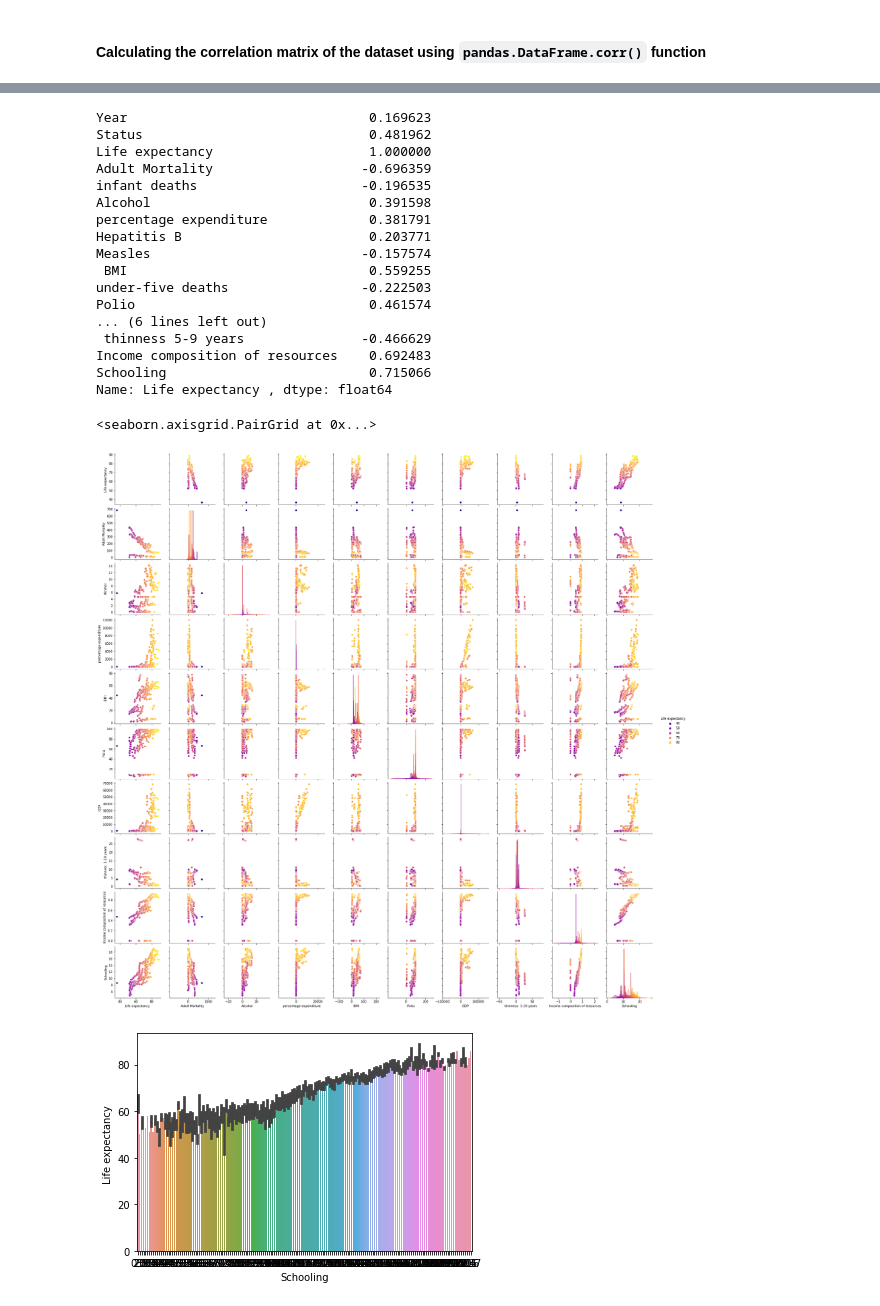
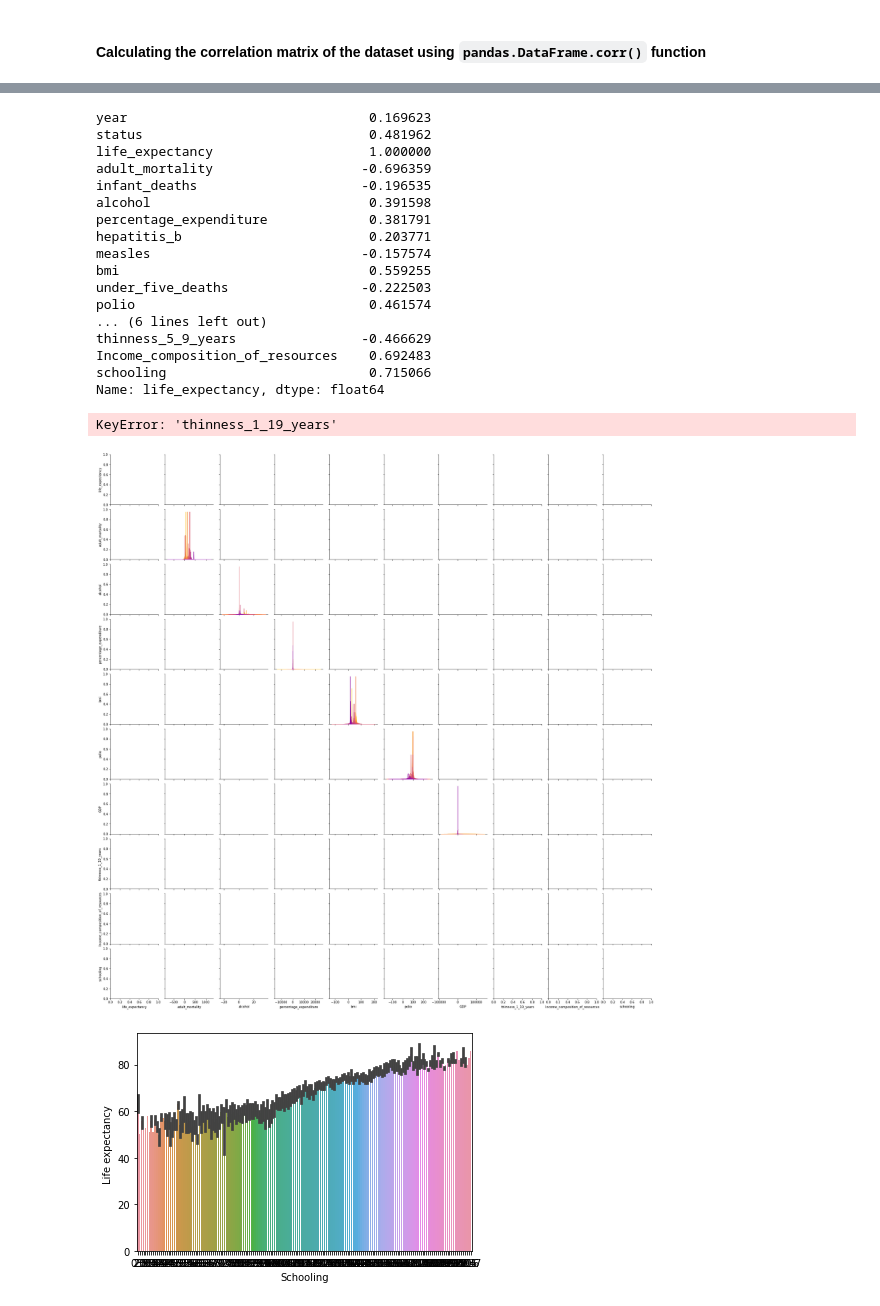
Before and after one commit to Omar-Gebal/Diamonds-Statistical-Analysis-Regression-Classification, a Jupyter notebook: notebook.ipynb, the cells around one changed output, grey strips where cells are left out. Cells and saved outputs as stored; diff of their text form; code cells hidden in the pictures.

```diff
--- a/notebook.ipynb
+++ b/notebook.ipynb
@@ -265,30 +264,30 @@ data.head()
 | 4 | Afghanistan | 2011 | 0 | 59.2 | 275.0 | 71 | 0.01 | ... |
 5 rows × 22 columns
 # %%
-data.corr()['Life expectancy ']
+data.corr()['life_expectancy']
 # %% [output]
-Year                               0.169623
-Status                             0.481962
-Life expectancy                    1.000000
-Adult Mortality                   -0.696359
-infant deaths                     -0.196535
-Alcohol                            0.391598
-percentage expenditure             0.381791
-Hepatitis B                        0.203771
-Measles                           -0.157574
- BMI                               0.559255
-under-five deaths                 -0.222503
-Polio                              0.461574
+year                               0.169623
+status                             0.481962
+life_expectancy                    1.000000
+adult_mortality                   -0.696359
+infant_deaths                     -0.196535
+alcohol                            0.391598
+percentage_expenditure             0.381791
+hepatitis_b                        0.203771
+measles                           -0.157574
+bmi                                0.559255
+under_five_deaths                 -0.222503
+polio                              0.461574
 ... (6 lines left out)
- thinness 5-9 years               -0.466629
-Income composition of resources    0.692483
-Schooling                          0.715066
-Name: Life expectancy , dtype: float64
+thinness_5_9_years                -0.466629
+Income_composition_of_resources    0.692483
+schooling                          0.715066
+Name: life_expectancy, dtype: float64
 # %%
 #Seaborn pairplot for correlation of features and Price
-sns.pairplot(data[1000:1400].drop(['Country', 'Year'], axis=1),hue='Life expectancy ',palette='plasma', vars=['Life expectancy ', 'Adult Mortality', 'Alcohol', 'percentage expenditure', ' BMI ', 'Polio', 'GDP', ' thinness  1-19 years', 'Income composition of resources', 'Schooling'])
+sns.pairplot(data[1000:1400].drop(['country', 'year'], axis=1),hue='life_expectancy',palette='plasma', vars=['life_expectancy', 'adult_mortality', 'alcohol', 'percentage_expenditure', 'bmi', 'polio', 'GDP', 'thinness_1_19 years', 'Income_composition_of_resources', 'schooling'])
 # %% [output]
-<seaborn.axisgrid.PairGrid at 0x...>
+KeyError: 'thinness_1_19_years'
-[figure, old version]
+[figure, new version]
 # %%
 #Seaborn barplot for room_type and price
```
Also changed, not shown: parts of 41 cells of this notebook.
